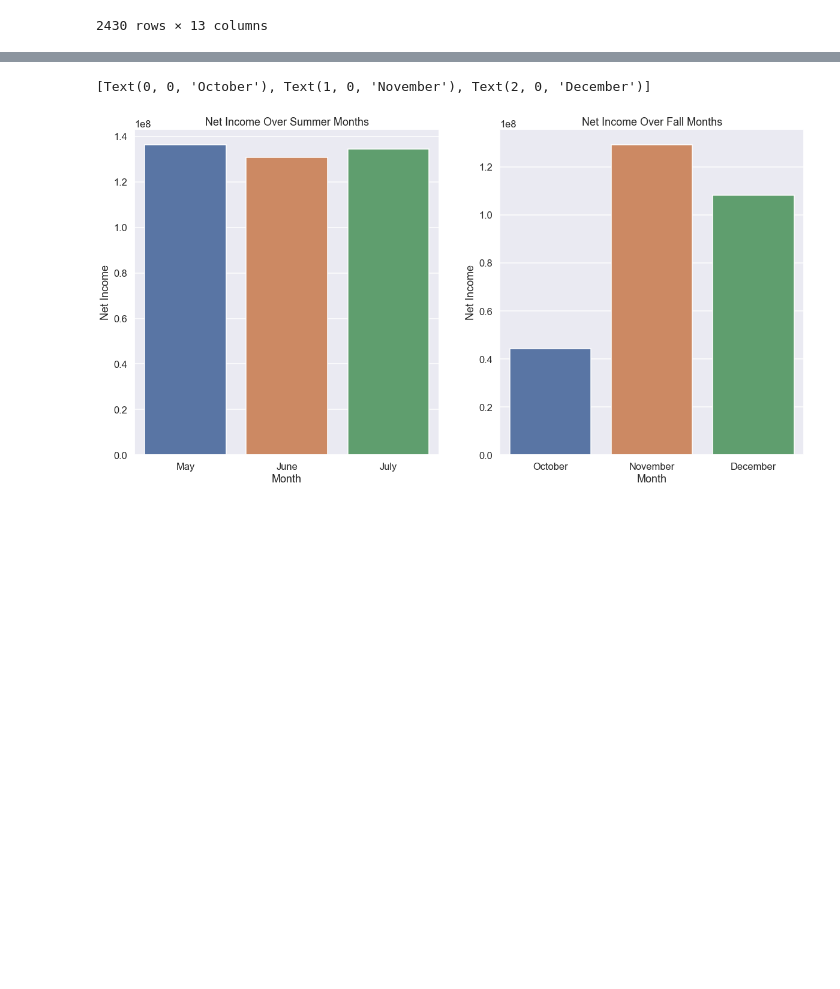
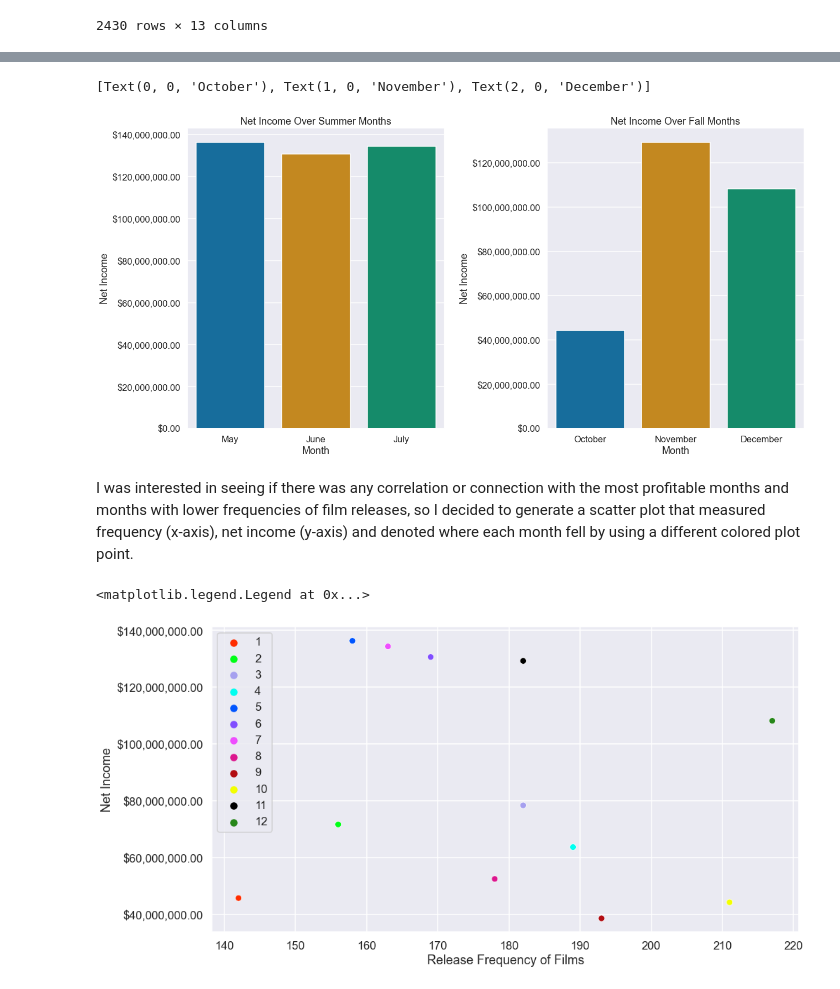
Before and after one commit to learn-co-curriculum/dsc-phase-1-project, a Jupyter notebook: svitlana-eda-notebook.ipynb, the cells around one changed output, grey strips where cells are left out. Drawn from its saved outputs; the diff is of its cells as text; code cells hidden in the pictures; blank space fills up the shorter version.

```diff
--- a/svitlana-eda-notebook.ipynb
+++ b/svitlana-eda-notebook.ipynb
@@ -524,7 +453,7 @@ From here, I will take this data and generate one net income graph for each of t
 #plotting two graphs to compare net_income for the selected months
 
 fig, axes = plt.subplots( 1,2, figsize = (20,10))
-sns.color_palette('tab10')
+plt.subplots_adjust(wspace = .4)
 
 #set variables for summer and fall datasets
 summer_net = summer_budgets['net_income']
@@ -534,21 +463,39 @@ fall_net = fall_budgets['net_income']
 fall_months = fall_budgets.index
 
 #Plot 1 [0]
-sns.barplot(ax = axes[0], x = summer_months, y = summer_net)
+sns.barplot(ax = axes[0], x = summer_months, y = summer_net, palette = 'colorblind')
+axes[0].yaxis.set_major_formatter(formatter)
 axes[0].set(xlabel="Month", ylabel="Net Income")
 axes[0].set_title("Net Income Over Summer Months")
 axes[0].set_xticklabels(['May', 'June', 'July'])
 
 #Plot 2 [1]
-sns.barplot(ax = axes[1], x = fall_months, y = fall_net)
+sns.barplot(ax = axes[1], x = fall_months, y = fall_net, palette = 'colorblind')
+axes[1].yaxis.set_major_formatter(formatter)
 axes[1].set(xlabel="Month", ylabel="Net Income")
 axes[1].set_title("Net Income Over Fall Months")
 axes[1].set_xticklabels(['October', 'November', 'December'])
 # %% [output]
 [Text(0, 0, 'October'), Text(1, 0, 'November'), Text(2, 0, 'December')]
-[figure, old version]
+[figure, new version]
 # %%
 #created some data sets to measure gross and net income over quarters and months
 
 monthly_net = recent_movie_budgets[['release_month','net_income']].groupby('release_month').mean()
 quarter_net = recent_movie_budgets[['q', 'net_income']].groupby('q').mean()
+# %% [markdown]
+I was interested in seeing if there was any correlation or connection with the most profitable months and months with lower frequencies of film releases, so I decided to generate a scatter plot that measured frequency (x-axis), net income (y-axis) and denoted where each month fell by using a different colored plot point.
+# %%
+fig, ax = plt.subplots(figsize = (15,8))
+#to make each month different, I created my own palette
+colors = ['#FF2D00','#00FF17','#A6A0EF','#00FFF0','#0055FF','#814EFF','#EF4EFF','#DC168E','#B20D12','#F3FF00','#000000','#27871A']
+
+
+graph = sns.scatterplot(x = release_frequency_m, y = monthly_net['net_income'], hue = monthly_net.index, palette = colors, legend = 'full')
+ax.yaxis.set_major_formatter(formatter)
+ax.set(xlabel = 'Release Frequency of Films', ylabel = 'Net Income')
+#legend formatting
+ax.legend()
+# %% [output]
+<matplotlib.legend.Legend at 0x...>
+[figure, added]
```
Also changed, not shown: parts of 29 cells of this notebook, 1 other file.
